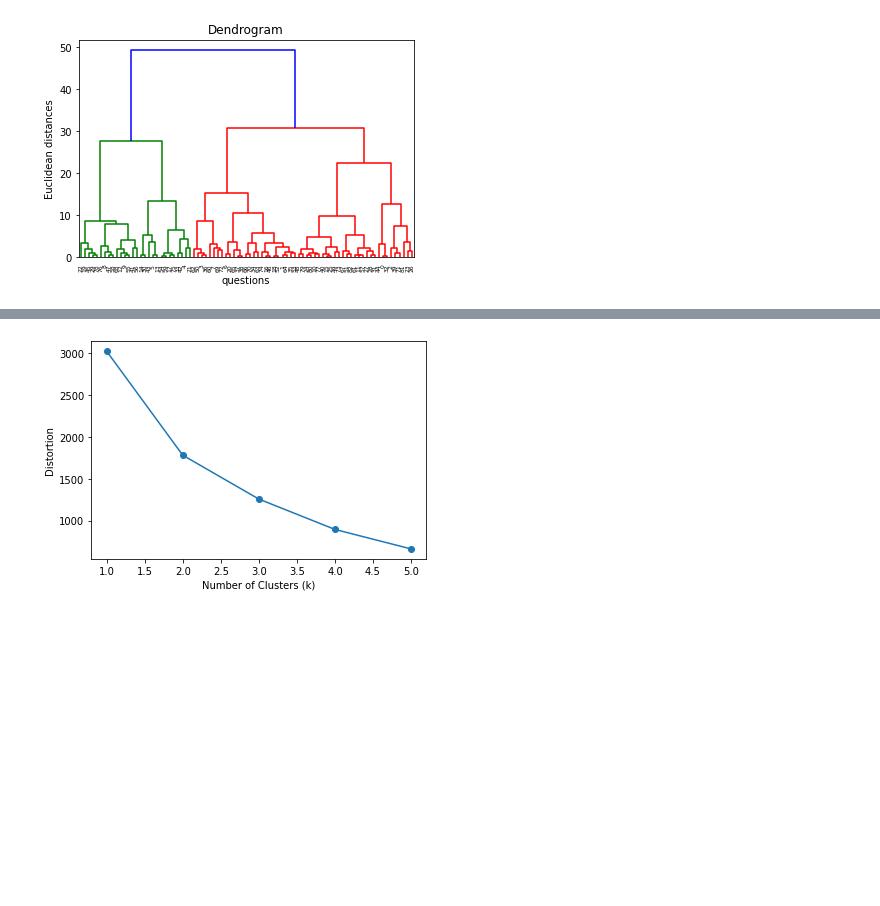
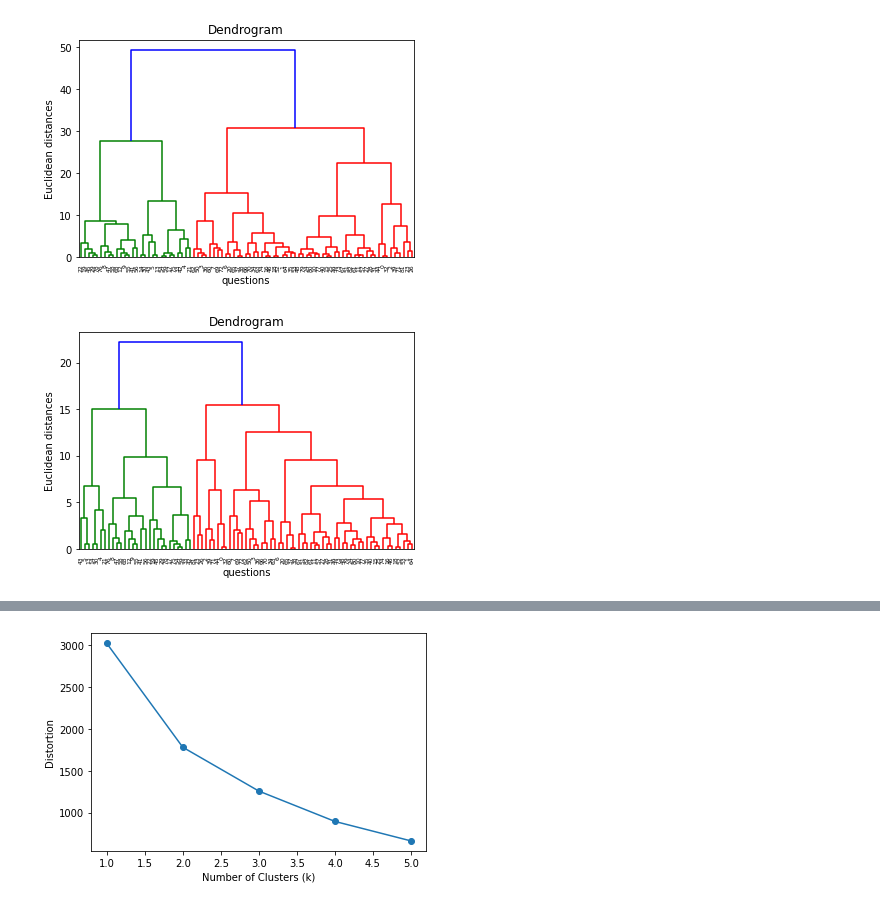
Before and after one commit to raina140291/disney, a Jupyter notebook: SurveyDataExploration.ipynb, the cells around one changed output, grey strips where cells are left out. Saved outputs shown, nothing was run; the diff lists cells and outputs as text; code cells hidden in the pictures; blank space fills up the shorter version.

```diff
--- a/SurveyDataExploration.ipynb
+++ b/SurveyDataExploration.ipynb
@@ -114,3 +134,13 @@ plt.ylabel('Euclidean distances')
 plt.show()
 # %% [output]
 [figure]
+# %%
+#Testing with a different linkage algorithm
+from scipy.cluster.hierarchy import dendrogram, linkage
+dendrogram = dendrogram(linkage(X_pca, method = 'complete'))
+plt.title('Dendrogram')
+plt.xlabel('questions')
+plt.ylabel('Euclidean distances')
+plt.show()
+# %% [output]
+[figure, added]
```
Also changed, not shown: parts of 22 cells of this notebook.
